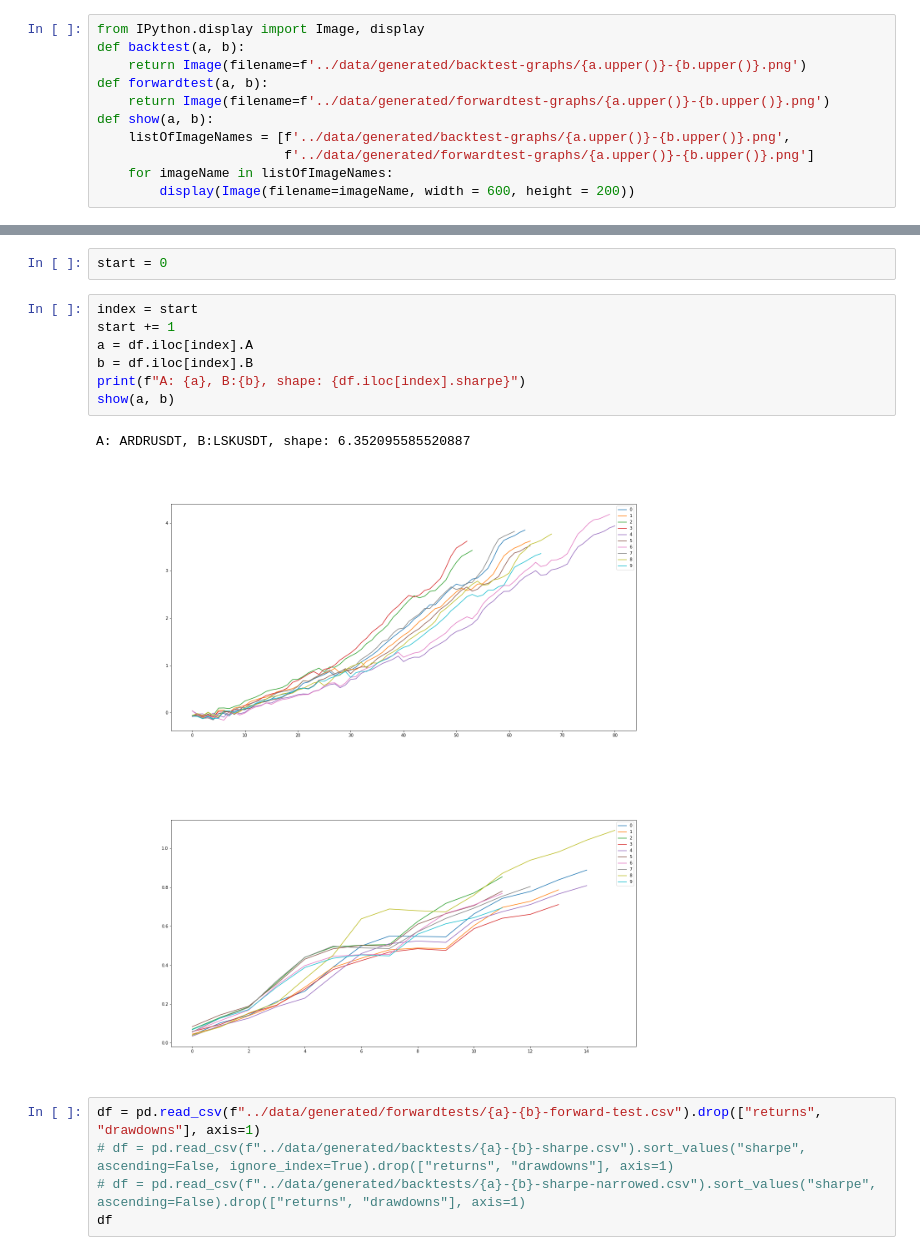
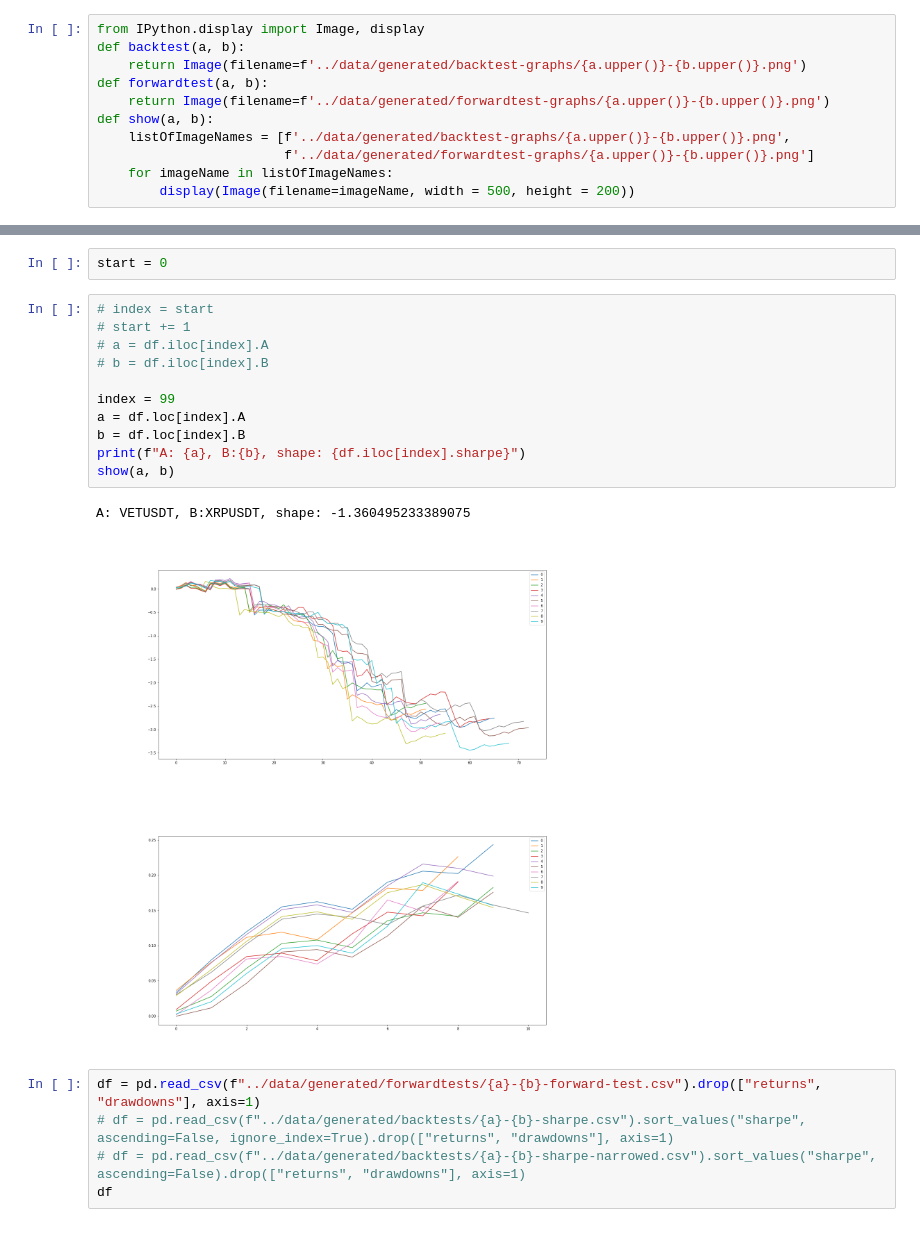
Before and after one commit to sunnymnie/crypto-printer, a Jupyter notebook: discovery/results-visualizer.ipynb, the cells around one changed output, grey strips where cells are left out. Saved outputs shown, nothing was run; the diff lists cells and outputs as text.

```diff
--- a/discovery/results-visualizer.ipynb
+++ b/discovery/results-visualizer.ipynb
@@ -13,7 +13,7 @@ def show(a, b):
     listOfImageNames = [f'../data/generated/backtest-graphs/{a.upper()}-{b.upper()}.png',
                         f'../data/generated/forwardtest-graphs/{a.upper()}-{b.upper()}.png']
     for imageName in listOfImageNames:
-        display(Image(filename=imageName, width = 600, height = 200))
+        display(Image(filename=imageName, width = 500, height = 200))
 # %%
 df = pd.read_csv("../data/strat-discovery/results.csv")
 len(df)
@@ -39,16 +44,20 @@ df.iloc[:10]
 # %%
 start = 0
 # %%
-index = start
-start += 1
-a = df.iloc[index].A
-b = df.iloc[index].B
+# index = start
+# start += 1
+# a = df.iloc[index].A
+# b = df.iloc[index].B
+
+index = 99
+a = df.loc[index].A
+b = df.loc[index].B
 print(f"A: {a}, B:{b}, shape: {df.iloc[index].sharpe}")
 show(a, b)
 # %% [output]
-A: ARDRUSDT, B:LSKUSDT, shape: 6.352095585520887
+A: VETUSDT, B:XRPUSDT, shape: -1.360495233389075
-[figure, old version]
+[figure, new version]
-[figure, old version]
+[figure, new version]
 # %%
 df = pd.read_csv(f"../data/generated/forwardtests/{a}-{b}-forward-test.csv").drop(["returns", "drawdowns"], axis=1)
 # df = pd.read_csv(f"../data/generated/backtests/{a}-{b}-sharpe.csv").sort_values("sharpe", ascending=False, ignore_index=True).drop(["returns", "drawdowns"], axis=1)
```
Also changed, not shown: parts of 2 cells of this notebook, 7 other files.
